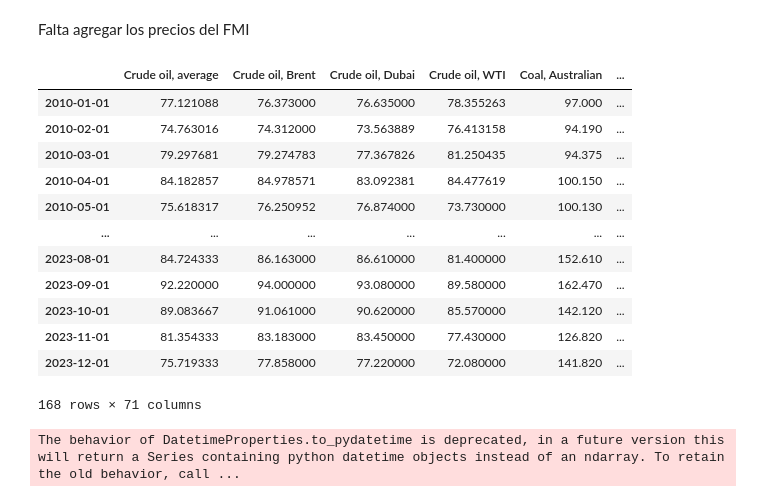
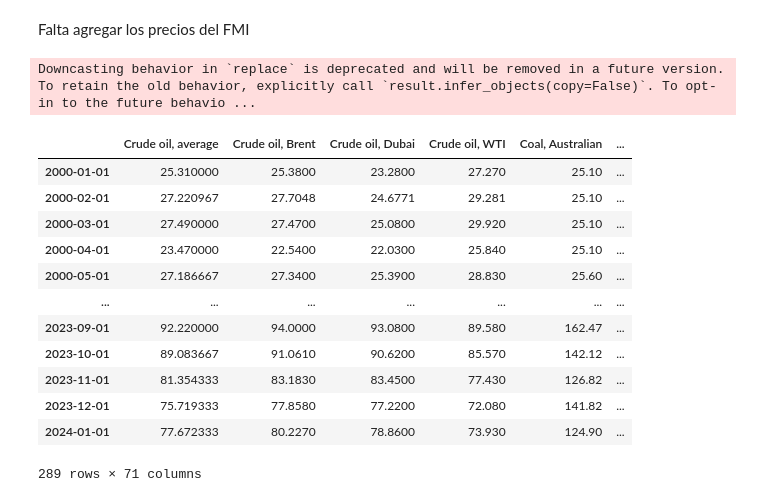
Before and after one commit to MartinBasualdo0/Variables-macro-relevantes-Mart-n-Basualdo, a Jupyter notebook: Precios BM/precios_bm.ipynb, the cells around one changed output. Cells and saved outputs as stored; diff of their text form; code cells hidden in the pictures.

```diff
--- a/Precios BM/precios_bm.ipynb
+++ b/Precios BM/precios_bm.ipynb
@@ -7,29 +7,26 @@ import plotly.express as px
 # %%
-FECHA_DESDE = 2010
+FECHA_DESDE = 2000
 # %%
 df = pd.read_excel("https://thedocs.worldbank.org/en/doc/5d903e848db1d1b83e0ec8f744e55570-0350012021/related/CMO-Historical-Data-Monthly.xlsx",
                    sheet_name=1, header=4,index_col=0)
-df = df.iloc[1:]
+df = df.iloc[2:]
 df.index = pd.to_datetime(df.index, format = "%YM%m")
 df = df.replace('…', np.nan).replace('...', np.nan)
 df = df.astype(float)
 df = df[str(FECHA_DESDE):]
 df
 # %% [output]
+Downcasting behavior in `replace` is deprecated and will be removed in a future version. To retain the old behavior, explicitly call `result.infer_objects(copy=False)`. To opt-in to the future behavio ...
 |  | Crude oil, average | Crude oil, Brent | Crude oil, Dubai | Crude oil, WTI | Coal, Australian | ... |
-| 2010-01-01 | 77.121088 | 76.373000 | 76.635000 | 78.355263 | 97.000 | ... |
-| 2010-02-01 | 74.763016 | 74.312000 | 73.563889 | 76.413158 | 94.190 | ... |
-| 2010-03-01 | 79.297681 | 79.274783 | 77.367826 | 81.250435 | 94.375 | ... |
-| 2010-04-01 | 84.182857 | 84.978571 | 83.092381 | 84.477619 | 100.150 | ... |
-| 2010-05-01 | 75.618317 | 76.250952 | 76.874000 | 73.730000 | 100.130 | ... |
+| 2000-01-01 | 25.310000 | 25.3800 | 23.2800 | 27.270 | 25.10 | ... |
+| 2000-02-01 | 27.220967 | 27.7048 | 24.6771 | 29.281 | 25.10 | ... |
+| 2000-03-01 | 27.490000 | 27.4700 | 25.0800 | 29.920 | 25.10 | ... |
+| 2000-04-01 | 23.470000 | 22.5400 | 22.0300 | 25.840 | 25.10 | ... |
+| 2000-05-01 | 27.186667 | 27.3400 | 25.3900 | 28.830 | 25.60 | ... |
 | ... | ... | ... | ... | ... | ... | ... |
-| 2023-08-01 | 84.724333 | 86.163000 | 86.610000 | 81.400000 | 152.610 | ... |
-| 2023-09-01 | 92.220000 | 94.000000 | 93.080000 | 89.580000 | 162.470 | ... |
-| 2023-10-01 | 89.083667 | 91.061000 | 90.620000 | 85.570000 | 142.120 | ... |
-| 2023-11-01 | 81.354333 | 83.183000 | 83.450000 | 77.430000 | 126.820 | ... |
-| 2023-12-01 | 75.719333 | 77.858000 | 77.220000 | 72.080000 | 141.820 | ... |
+| 2023-09-01 | 92.220000 | 94.0000 | 93.0800 | 89.580 | 162.47 | ... |
+| 2023-10-01 | 89.083667 | 91.0610 | 90.6200 | 85.570 | 142.12 | ... |
+| 2023-11-01 | 81.354333 | 83.1830 | 83.4500 | 77.430 | 126.82 | ... |
+| 2023-12-01 | 75.719333 | 77.8580 | 77.2200 | 72.080 | 141.82 | ... |
+| 2024-01-01 | 77.672333 | 80.2270 | 78.8600 | 73.930 | 124.90 | ... |
-168 rows × 71 columns
+289 rows × 71 columns
-# %%
-px.line(df[["Soybeans"]])
-# %% [output]
-The behavior of DatetimeProperties.to_pydatetime is deprecated, in a future version this will return a Series containing python datetime objects instead of an ndarray. To retain the old behavior, call ...
```
Also changed, not shown: parts of 4 cells of this notebook.
